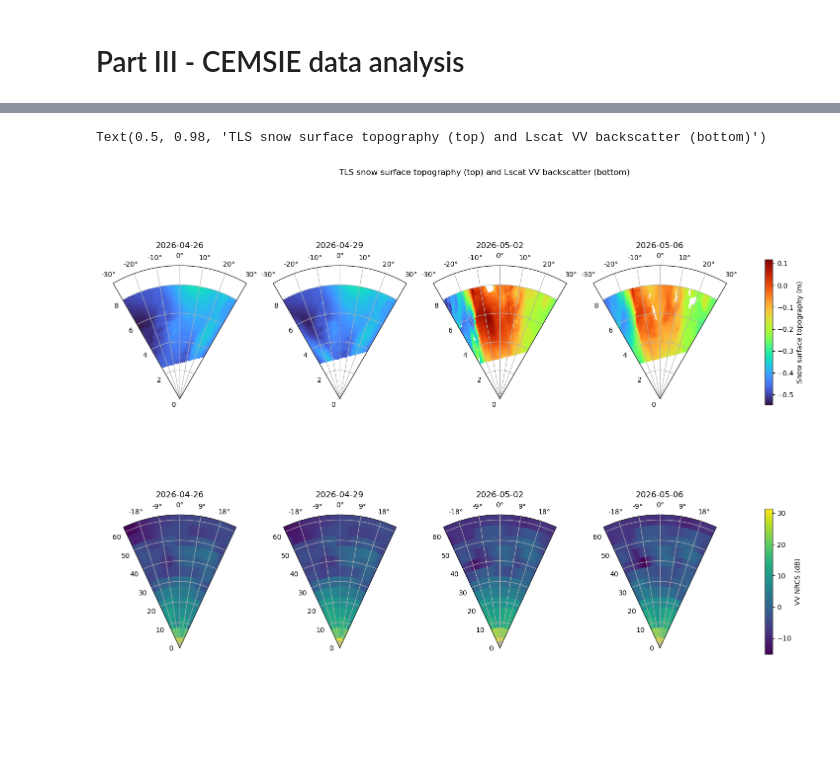
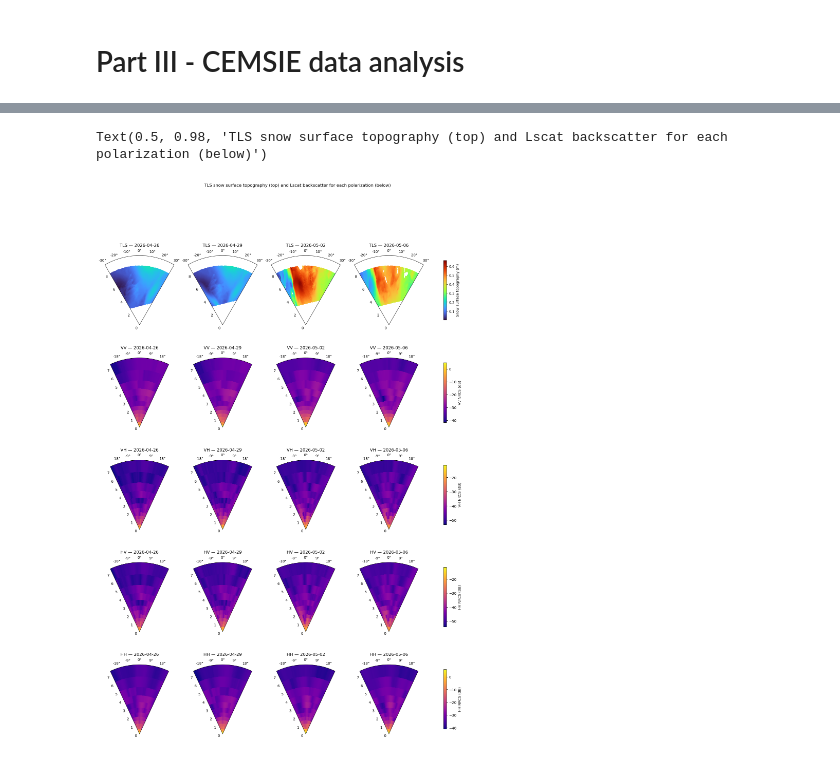
Before and after one commit to lorisdanjou/exercise_CEMSIE, a Jupyter notebook: CEMSIE_exercise.ipynb, the cells around one changed output, grey strips where cells are left out. Cells and saved outputs as stored; diff of their text form; code cells hidden in the pictures; blank space fills up the shorter version.

Commit message:
reprojected scat scans to ground range and plotted them.

```diff
--- a/CEMSIE_exercise.ipynb
+++ b/CEMSIE_exercise.ipynb
@@ -402,9 +403,9 @@ nrcs_vmin = {pol: min(np.nanmin(n.values) for n in nrcs_sel[pol]) for pol in pol
 nrcs_vmax = {pol: max(np.nanmax(n.values) for n in nrcs_sel[pol]) for pol in pols}
 
 az_rad = np.deg2rad(scat["az"].values)  # scatterometer azimuth, radians
-elev = scat["elev"].values               # scatterometer elevation (incidence) angle, deg
+elev = scat["elev"].values              # scatterometer elevation (incidence) angle, deg
 
-fig, axs = plt.subplots(len(pols), len(dates), figsize=(20, 20), subplot_kw={"projection": "polar"})
+fig, axs = plt.subplots(len(pols), len(dates), figsize=(5 * len(dates), 5 * len(pols)), subplot_kw={"projection": "polar"})
 
 for row, pol in zip(axs, pols):
     for ax, date, nrcs in zip(row, dates, nrcs_sel[pol]):
@@ -416,6 +417,7 @@ for row, pol in zip(axs, pols):
         ax.set_theta_zero_location("N")
         ax.set_theta_direction(-1)  # positive angles on the right
         ax.set_title(f"{pol} — {date}")
+        ax.grid(False)
 
     fig.colorbar(pcm2, ax=row, label=f"{pol} NRCS (dB)", shrink=0.7)
 # %% [output]
@@ -449,52 +448,70 @@ Attributes:
+# %%
+## reproject scat to ground range
+
+############## TO COMPLETE: ##############
+
+scat["ground_range"] = scat.height.values * np.tan(np.deg2rad(scat.elev.values))  # ground range (m)
+
+##########################################
 # %%
 theta_rad = np.deg2rad(tls["theta"].values)  # angle from boresight, radians
-r = tls["r"].values                           # distance from instrument, m
+r = tls["r"].values                          # distance from instrument, m
 
 z_sel = tls["z"].sel(time=dates).values
 vmin, vmax = np.nanmin(z_sel), np.nanmax(z_sel)  # shared color scale across all dates
 
-az_rad = np.deg2rad(scat["az"].values)  # scatterometer azimuth, radians
-elev = scat["elev"].values               # scatterometer elevation (incidence) angle, deg
+az_rad = np.deg2rad(scat["az"].values)     # scatterometer azimuth, radians
+ground_range = scat["ground_range"].values # scatterometer ground range, m
 
-# VV NRCS averaged over every scat acquisition on each selected day
-nrcs_sel = [
-    scat["nrcs"].sel(pol="VV").where(scat["time"].dt.date == date, drop=True).mean(dim="time", skipna=True)
-    for date in dates
-]
-nrcs_vmin = min(np.nanmin(n.values) for n in nrcs_sel)
-nrcs_vmax = max(np.nanmax(n.values) for n in nrcs_sel)  # shared color scale across all dates
+# NRCS averaged over every scat acquisition on each selected day, for every polarization
+pols = scat["pol"].values  # VV, VH, HV, HH
 
-fig, axs = plt.subplots(2, 4, figsize=(20, 12), subplot_kw={"projection": "polar"})
+nrcs_sel = {
+    pol: [
+        scat["nrcs"].sel(pol=pol).where(scat["time"].dt.date == date, drop=True).mean(dim="time", skipna=True)
+        for date in dates
+    ]
+    for pol in pols
+}
+# color scale shared across dates, but computed separately for each polarization
+nrcs_vmin = {pol: min(np.nanmin(n.values) for n in nrcs_sel[pol]) for pol in pols}
+nrcs_vmax = {pol: max(np.nanmax(n.values) for n in nrcs_sel[pol]) for pol in pols}
+
+# one column per date: TLS on the first row, then one row per polarization
+fig, axs = plt.subplots(1 + len(pols), len(dates), figsize=(5 * len(dates), 5 * (1 + len(pols))), subplot_kw={"projection": "polar"})
 
 for ax, date in zip(axs[0], dates):
 
     z = tls["z"].sel(time=date).values
 
     pcm = ax.pcolormesh(theta_rad, r, z, cmap="turbo", shading="auto", vmin=vmin, vmax=vmax)
 
     ax.set_thetamin(-30)
     ax.set_thetamax(30)
     ax.set_theta_zero_location("N")
     ax.set_theta_direction(-1)  # positive angles on the right
-    ax.set_title(str(date))
+    ax.set_title(f"TLS — {date}")
+    ax.grid(False)
 
 fig.colorbar(pcm, ax=axs[0], label="Snow surface topography (m)", shrink=0.7)
 
-for ax, date, nrcs in zip(axs[1], dates, nrcs_sel):
+for row, pol in zip(axs[1:], pols):
+    for ax, date, nrcs in zip(row, dates, nrcs_sel[pol]):
 
-    pcm2 = ax.pcolormesh(az_rad, elev, nrcs.values, cmap="viridis", shading="auto", vmin=nrcs_vmin, vmax=nrcs_vmax)
+        pcm2 = ax.pcolormesh(az_rad, ground_range, nrcs.values, cmap="plasma", shading="auto", vmin=nrcs_vmin[pol], vmax=nrcs_vmax[pol])
 
-    ax.set_thetamin(-25)
-    ax.set_thetamax(25)
-    ax.set_theta_zero_location("N")
-    ax.set_theta_direction(-1)  # positive angles on the right
-    ax.set_title(str(date))
+        ax.set_thetamin(-25)
+        ax.set_thetamax(25)
+        ax.set_theta_zero_location("N")
+        ax.set_theta_direction(-1)  # positive angles on the right
+        ax.set_title(f"{pol} — {date}")
+        ax.grid(False)
 
-fig.colorbar(pcm2, ax=axs[1], label="VV NRCS (dB)", shrink=0.7)
+    fig.colorbar(pcm2, ax=row, label=f"{pol} NRCS (dB)", shrink=0.7)
 
-fig.suptitle("TLS snow surface topography (top) and Lscat VV backscatter (bottom)")
+fig.suptitle("TLS snow surface topography (top) and Lscat backscatter for each polarization (below)")
 # %% [output]
-Text(0.5, 0.98, 'TLS snow surface topography (top) and Lscat VV backscatter (bottom)')
+Text(0.5, 0.98, 'TLS snow surface topography (top) and Lscat backscatter for each polarization (below)')
-[figure, old version]
+[figure, new version]
 # %%
 ## select fraction of the footprint and recalculate timeseries
```
Also changed, not shown: parts of 6 cells of this notebook.
